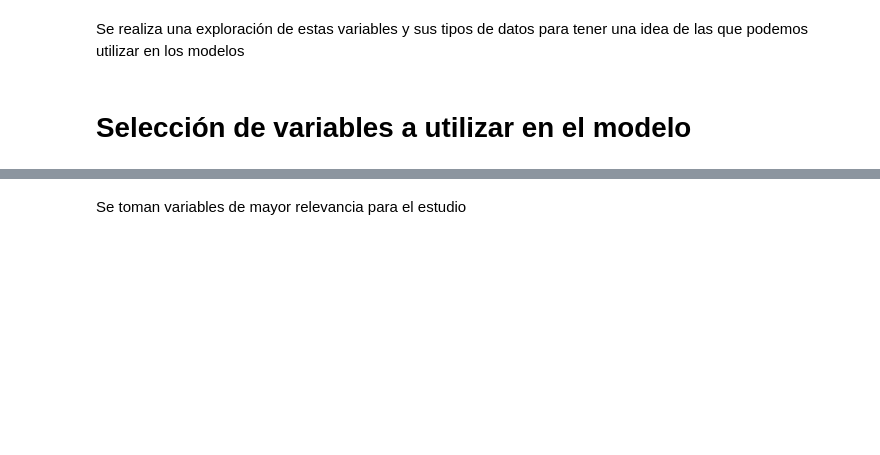
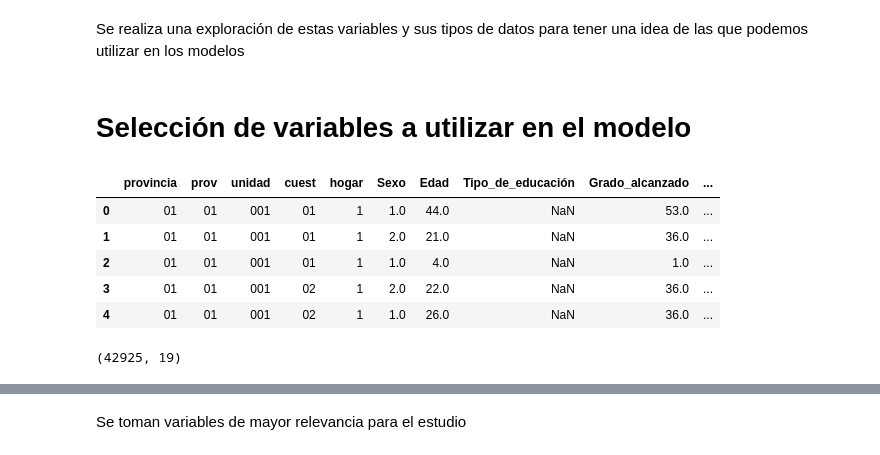
Before and after one commit to edreyesc/ProyectoIngegradorII, a Jupyter notebook: proy_integrador2_empleo.ipynb, the cells around one changed output, grey strips where cells are left out. Cells and saved outputs as stored; diff of their text form; code cells hidden in the pictures; blank space fills up the shorter version.

```diff
--- a/proy_integrador2_empleo.ipynb
+++ b/proy_integrador2_empleo.ipynb
@@ -86,5 +97,67 @@ h5ag_otros: object
 h5a_ot_raz: object
 # %% [markdown]
 Se realiza una exploración de estas variables y sus tipos de datos para tener una idea de las que podemos utilizar en los modelos
+# %%
+df_modelo = df.copy()
 # %% [markdown]
 # Selección de variables a utilizar en el modelo
+# %%
+# Variables del hogar
+id_hogar = ['provincia', 'prov', 'unidad', 'cuest', 'hogar']
+
+# Variables auxiliares
+df_modelo['niño'] = (df_modelo['Edad'] < 15).astype(int)
+df_modelo['adulto_mayor'] = (df_modelo['Edad'] >= 65).astype(int)
+
+# Reemplazar nulos por 0
+df_modelo['Salario_efectivo_empleado'] = df_modelo['Salario_efectivo_empleado'].fillna(0)
+df_modelo['Salario_efectivo_independiente'] = df_modelo['Salario_efectivo_independiente'].fillna(0)
+
+# Crear ingreso total individual
+df_modelo['ingreso_total_individual'] = (
+    df_modelo['Salario_efectivo_empleado'] + df_modelo['Salario_efectivo_independiente']
+)
+
+# Dataset agregado por hogar
+hogar = df_modelo.groupby(id_hogar).agg(
+    ingreso_hogar=('ingreso_total_individual', 'sum'),
+    personas=('Edad', 'count'),
+    niños=('niño', 'sum'),
+    adultos_mayores=('adulto_mayor', 'sum')
+).reset_index()
+
+# Indicadores del hogar
+hogar['dependencia'] = (hogar['niños'] + hogar['adultos_mayores']) / hogar['personas']
+hogar['ingreso_per_capita'] = hogar['ingreso_hogar'] / hogar['personas']
+
+# Unir variables del hogar al dataset individual
+df_modelo = df_modelo.merge(hogar, on=id_hogar, how='left')
+
+# Seleccionar variables finales
+columnas_finales = id_hogar + [
+    'Sexo',
+    'Edad',
+    'Tipo_de_educación',
+    'Grado_alcanzado',
+    'p26',
+    'Salario_efectivo_empleado',
+    'Salario_efectivo_independiente',
+    'Uso_internet_últimos_6_meses',
+    'ingreso_hogar',
+    'personas',
+    'niños',
+    'adultos_mayores',
+    'dependencia',
+    'ingreso_per_capita'
+]
+
+df_modelo_final = df_modelo[columnas_finales].copy()
+
+df_modelo_final.head()
+# %% [output]
+|  | provincia | prov | unidad | cuest | hogar | Sexo | Edad | Tipo_de_educación | Grado_alcanzado | ... |
+| 0 | 01 | 01 | 001 | 01 | 1 | 1.0 | 44.0 | NaN | 53.0 | ... |
+| 1 | 01 | 01 | 001 | 01 | 1 | 2.0 | 21.0 | NaN | 36.0 | ... |
+| 2 | 01 | 01 | 001 | 01 | 1 | 1.0 | 4.0 | NaN | 1.0 | ... |
+| 3 | 01 | 01 | 001 | 02 | 1 | 2.0 | 22.0 | NaN | 36.0 | ... |
+| 4 | 01 | 01 | 001 | 02 | 1 | 1.0 | 26.0 | NaN | 36.0 | ... |
@@ -90,0 +169,4 @@ Se realiza una exploración de estas variables y sus tipos de datos para tener u
+# %%
+print(df_modelo_final.shape)
+# %% [output]
+(42925, 19)
```
Also changed, not shown: parts of 10 cells of this notebook.
